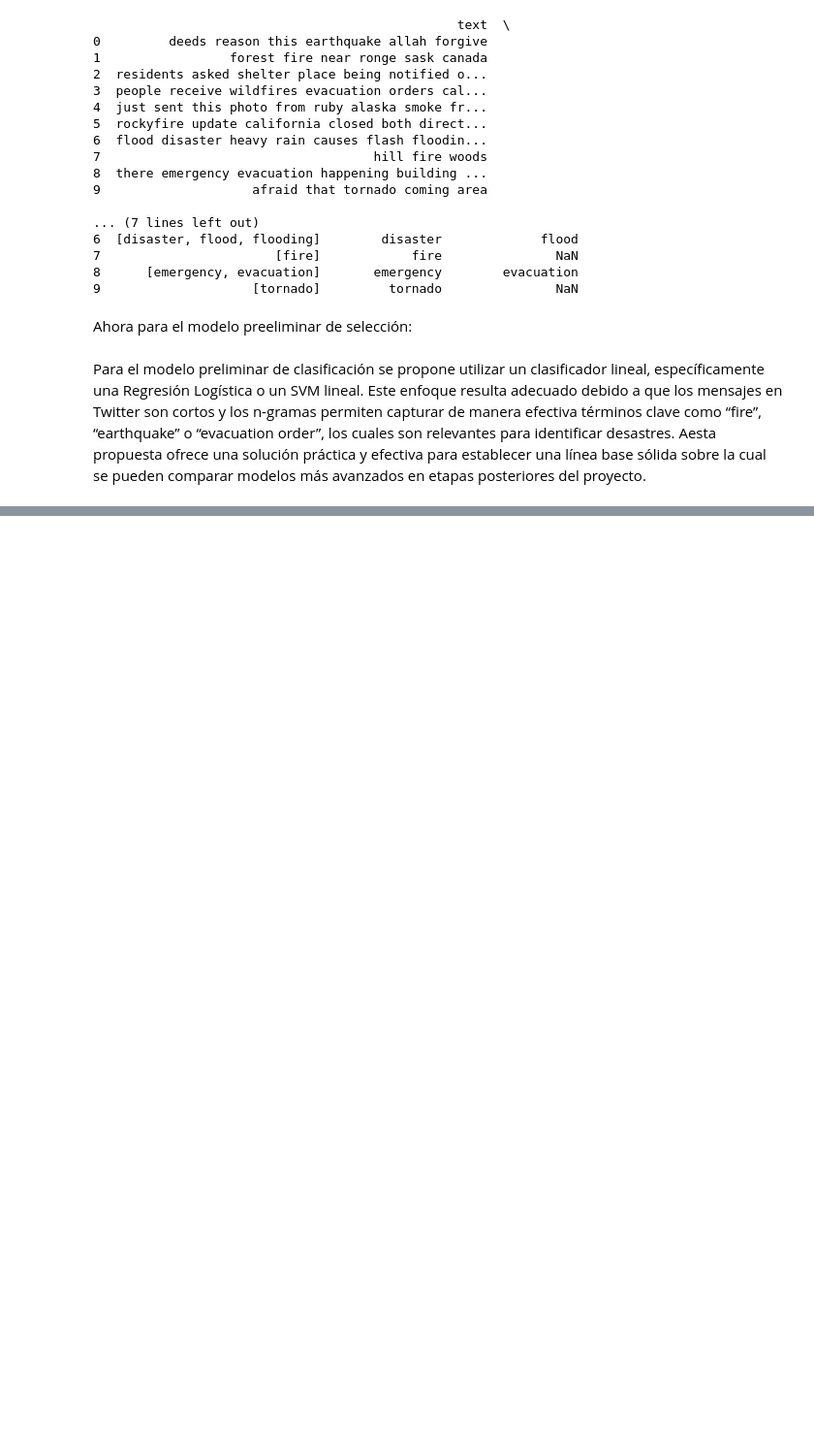
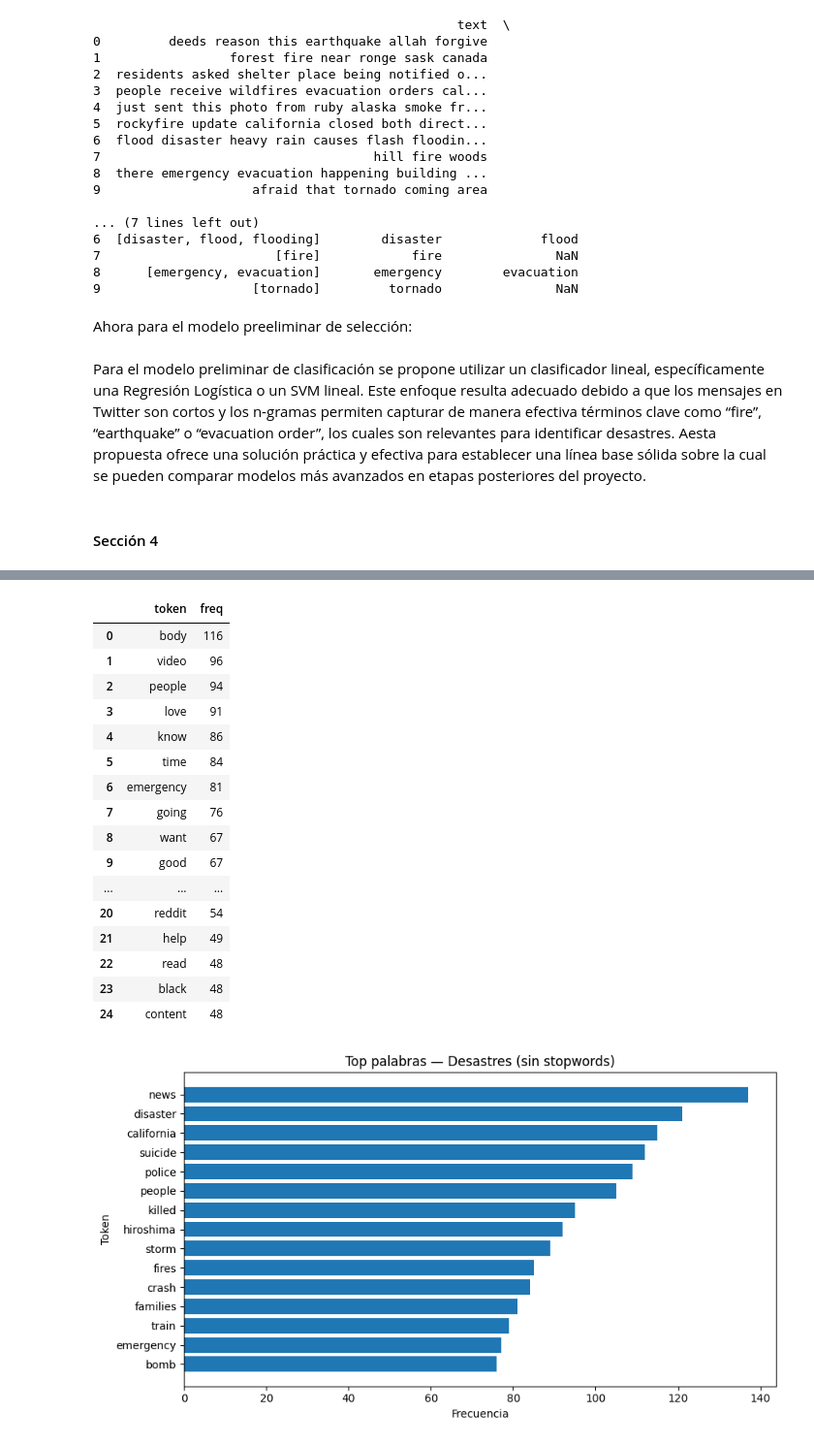
Before and after one commit to Saiyan-Javi/Lab5DS, a Jupyter notebook: Lab5DS.ipynb, the cells around one changed output, grey strips where cells are left out. Shown: that part at 97% size. Drawn from its saved outputs; the diff is of its cells as text; code cells hidden in the pictures; blank space fills up the shorter version.

Commit message:
Sección 4 culminada

```diff
--- a/Lab5DS.ipynb
+++ b/Lab5DS.ipynb
@@ -159,3 +163,48 @@ print(df[["text", "keywords_found", "keyword_primary", "keyword_secondary"]].hea
 Ahora para el modelo preeliminar de selección:
 # %% [markdown]
 Para el modelo preliminar de clasificación se propone utilizar un clasificador lineal, específicamente una Regresión Logística o un SVM lineal. Este enfoque resulta adecuado debido a que los mensajes en Twitter son cortos y los n-gramas permiten capturar de manera efectiva términos clave como “fire”, “earthquake” o “evacuation order”, los cuales son relevantes para identificar desastres. Aesta propuesta ofrece una solución práctica y efectiva para establecer una línea base sólida sobre la cual se pueden comparar modelos más avanzados en etapas posteriores del proyecto.
+# %% [markdown]
+#### Sección 4
+# %%
+
+# --- Stopwords (inglés + dominio) ---
+custom_stop = {
+    # conectores/comunes
+    "im","ive","u","ur","rt","via","amp","us","one","two","get","got","still","today","yesterday",
+    # pronombres/auxiliares muy poco informativos
+    "this","that","these","those","with","from","have","has","had","been","being","was","were","will","would",
+    "they","their","there","here","your","you","we","our","just","like","more","when","what","over","into",
+}
+STOP = set(ENGLISH_STOP_WORDS) | custom_stop
+
+# Tokenización segura
+df["text"] = df["text"].fillna("").astype(str)
+df["tokens"] = df["text"].str.split()
+df["tokens"] = df["tokens"].apply(lambda toks: [t for t in toks if t and t not in STOP])
+
+# Separar tokens por clase
+tokens_disaster = [t for row in df.loc[df["target"]==1, "tokens"].dropna() for t in row]
+tokens_nondisaster = [t for row in df.loc[df["target"]==0, "tokens"].dropna() for t in row]
+
+# Top-N
+TOP_N = 25
+freq_disaster = pd.DataFrame(Counter(tokens_disaster).most_common(TOP_N), columns=["token","freq"])
+freq_nondisaster = pd.DataFrame(Counter(tokens_nondisaster).most_common(TOP_N), columns=["token","freq"])
+
+display(freq_disaster)
+display(freq_nondisaster)
+
+# Gráficos
+def plot_top_tokens(df_freq, title, top=15):
+    sub = df_freq.head(top)
+    plt.figure(figsize=(9,5))
+    plt.barh(sub["token"][::-1], sub["freq"][::-1])
+    plt.title(title)
+    plt.xlabel("Frecuencia")
+    plt.ylabel("Token")
+    plt.tight_layout()
+    plt.show()
+
+plot_top_tokens(freq_disaster, "Top palabras — Desastres (sin stopwords)", top=15)
+plot_top_tokens(freq_nondisaster, "Top palabras — No-desastres (sin stopwords)", top=15)
+# %% [output]
@@ -161,0 +228,18 @@ Para el modelo preliminar de clasificación se propone utilizar un clasificador
+|  | token | freq |
+| 0 | body | 116 |
+| 1 | video | 96 |
+| 2 | people | 94 |
+| 3 | love | 91 |
+| 4 | know | 86 |
+| 5 | time | 84 |
+| 6 | emergency | 81 |
+| 7 | going | 76 |
+| 8 | want | 67 |
+| 9 | good | 67 |
+| ... | ... | ... |
+| 20 | reddit | 54 |
+| 21 | help | 49 |
+| 22 | read | 48 |
+| 23 | black | 48 |
+| 24 | content | 48 |
+[figure, added]
```
Also changed, not shown: parts of 7 cells of this notebook.
